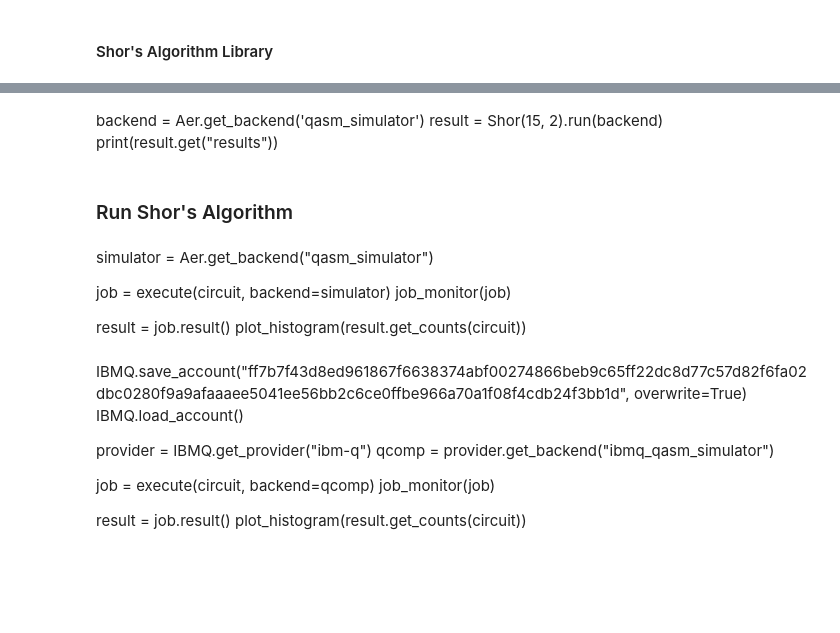
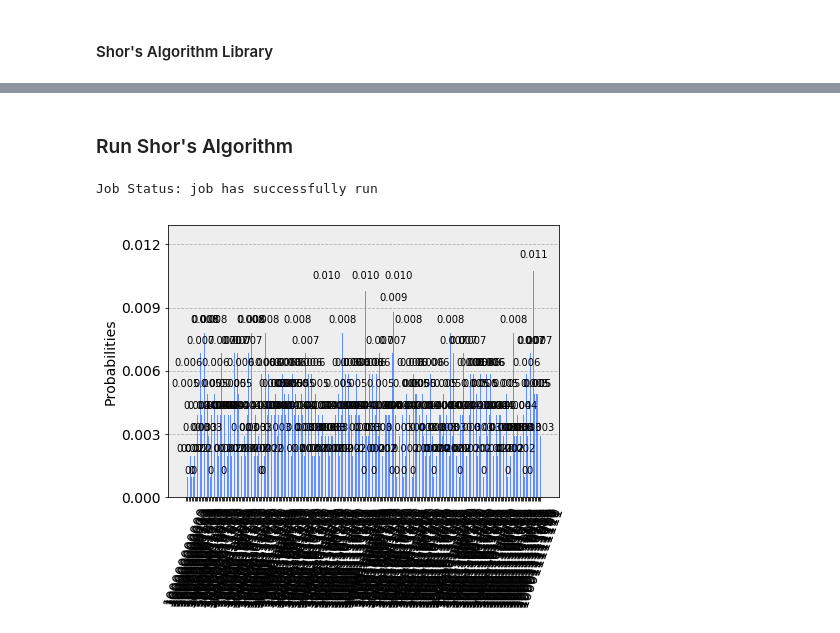
Before and after one commit to splch/Shors-Algorithm, a Jupyter notebook: Shor's Algorithm.ipynb, the cells around one changed output, grey strips where cells are left out. Drawn from its saved outputs; the diff is of its cells as text; code cells hidden in the pictures; blank space fills up the shorter version.

```diff
--- a/Shor's Algorithm.ipynb
+++ b/Shor's Algorithm.ipynb
@@ -288,4 +290,0 @@ algorithm = Shor(N, a) # replicate this algo? or draw circuit and explain init,
-# %% [markdown]
-backend = Aer.get_backend('qasm_simulator')
-result = Shor(15, 2).run(backend)
-print(result.get("results"))
@@ -297,22 +291,14 @@ print(result.get("results"))
 # %% [markdown]
 ### Run Shor's Algorithm
-# %% [markdown]
-simulator = Aer.get_backend("qasm_simulator")
-
-job = execute(circuit, backend=simulator)
-job_monitor(job)
-
-result = job.result()
-plot_histogram(result.get_counts(circuit))
-# %% [markdown]
-IBMQ.save_account("ff7b7f43d8ed961867f6638374abf00274866beb9c65ff22dc8d77c57d82f6fa02dbc0280f9a9afaaaee5041ee56bb2c6ce0ffbe966a70a1f08f4cdb24f3bb1d", overwrite=True)
-IBMQ.load_account()
-
-provider = IBMQ.get_provider("ibm-q")
-qcomp = provider.get_backend("ibmq_qasm_simulator")
-
-job = execute(circuit, backend=qcomp)
-job_monitor(job)
-
-result = job.result()
-plot_histogram(result.get_counts(circuit))
+# %%
+# backend = provider.get_backend("ibmq_qasm_simulator")
+backend = Aer.get_backend("qasm_simulator")
+
+job = execute(circuit, backend=backend)
+job_monitor(job)
+
+result = job.result()
+plot_histogram(result.get_counts(circuit))
+# %% [output]
+Job Status: job has successfully run
+[figure, added]
```
Also changed, not shown: parts of 13 cells of this notebook, 1 other file.
